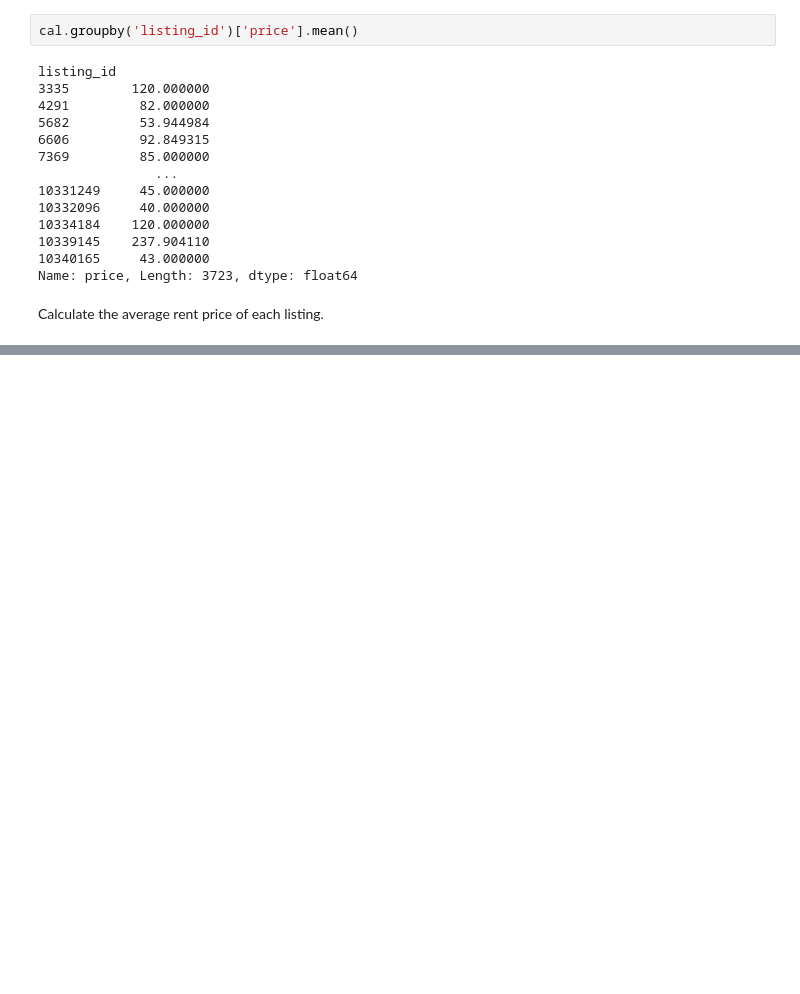
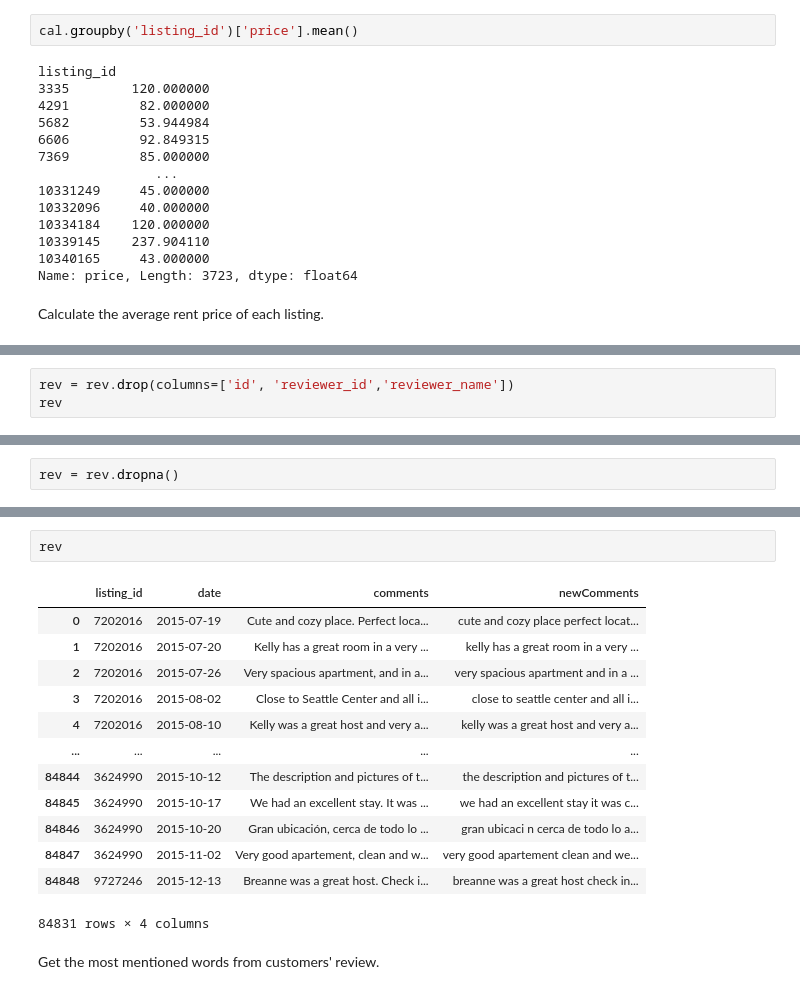
Before and after one commit to emilymoreland-mst/IST5520_G3, a Jupyter notebook: IST 5520 M1 Revised.ipynb, the cells around one changed output, grey strips where cells are left out. Saved outputs shown, nothing was run; the diff lists cells and outputs as text; blank space fills up the shorter version.

```diff
--- a/IST 5520 M1 Revised.ipynb
+++ b/IST 5520 M1 Revised.ipynb
@@ -282,0 +366,3 @@ Calculate the average rent price of each listing.
+# %%
+rev = rev.drop(columns=['id', 'reviewer_id','reviewer_name'])
+rev
@@ -282,0 +396,2 @@ Calculate the average rent price of each listing.
+# %%
+rev = rev.dropna()
@@ -282,0 +440,18 @@ Calculate the average rent price of each listing.
+# %%
+rev
+# %% [output]
+|  | listing_id | date | comments | newComments |
+| 0 | 7202016 | 2015-07-19 | Cute and cozy place. Perfect loca... | cute and cozy place perfect locat... |
+| 1 | 7202016 | 2015-07-20 | Kelly has a great room in a very ... | kelly has a great room in a very ... |
+| 2 | 7202016 | 2015-07-26 | Very spacious apartment, and in a... | very spacious apartment and in a ... |
+| 3 | 7202016 | 2015-08-02 | Close to Seattle Center and all i... | close to seattle center and all i... |
+| 4 | 7202016 | 2015-08-10 | Kelly was a great host and very a... | kelly was a great host and very a... |
+| ... | ... | ... | ... | ... |
+| 84844 | 3624990 | 2015-10-12 | The description and pictures of t... | the description and pictures of t... |
+| 84845 | 3624990 | 2015-10-17 | We had an excellent stay. It was ... | we had an excellent stay it was c... |
+| 84846 | 3624990 | 2015-10-20 | Gran ubicación, cerca de todo lo ... | gran ubicaci n cerca de todo lo a... |
+| 84847 | 3624990 | 2015-11-02 | Very good apartement, clean and w... | very good apartement clean and we... |
+| 84848 | 9727246 | 2015-12-13 | Breanne was a great host. Check i... | breanne was a great host check in... |
+84831 rows × 4 columns
+# %% [markdown]
+Get the most mentioned words from customers' review.
```
Also changed, not shown: parts of 33 cells of this notebook.
